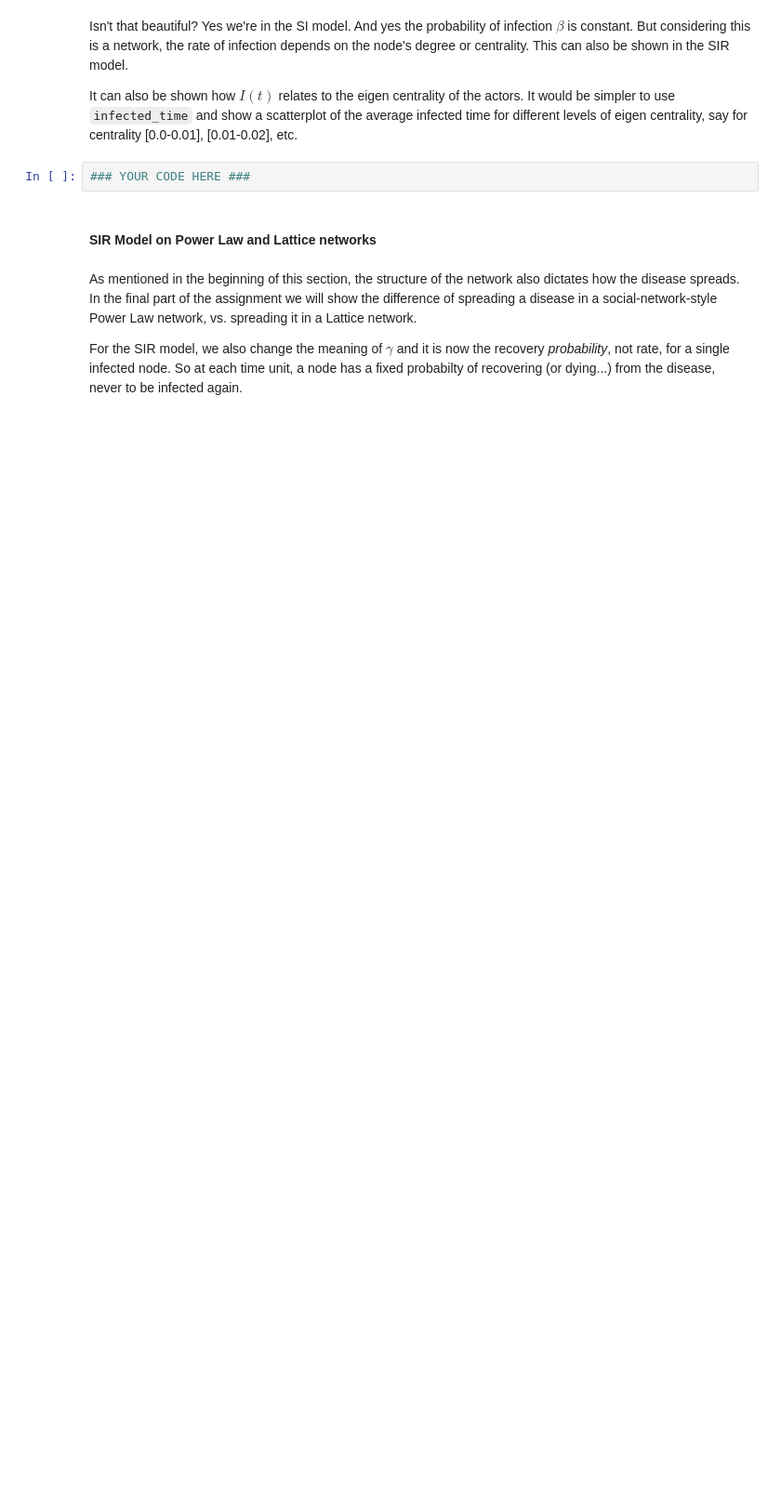
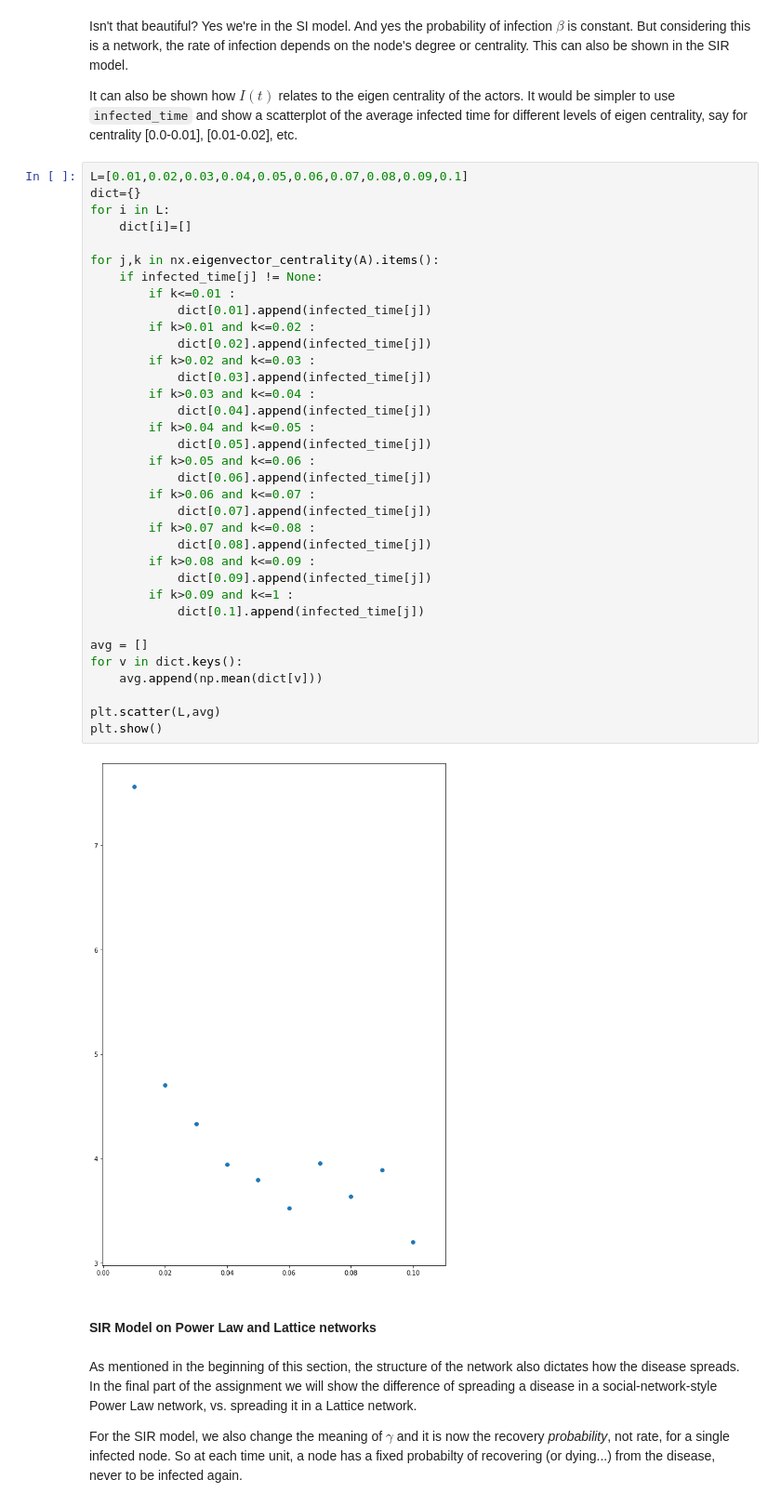
Before and after one commit to IlanaBog/HW5, a Jupyter notebook: hw5.ipynb, the cells around one changed output. Shown: that part at 93% size. Saved outputs shown, nothing was run; the diff lists cells and outputs as text; blank space fills up the shorter version.

```diff
--- a/hw5.ipynb
+++ b/hw5.ipynb
@@ -632,8 +730,43 @@ actors_dict = {actor: {'t': infected_time[actor], 'd': actors_degrees[actor]} fo
 Isn't that beautiful? Yes we're in the SI model. And yes the probability of infection $\beta$ is constant. But considering this is a network, the rate of infection depends on the node's degree or centrality. This can also be shown in the SIR model.
 
 It can also be shown how $I(t)$ relates to the eigen centrality of the actors. It would be simpler to use `infected_time` and show a scatterplot of the average infected time for different levels of eigen centrality, say for centrality [0.0-0.01], [0.01-0.02], etc.
-# %%
-### YOUR CODE HERE ###
+# %%
+L=[0.01,0.02,0.03,0.04,0.05,0.06,0.07,0.08,0.09,0.1]
+dict={}
+for i in L:
+    dict[i]=[]
+
+for j,k in nx.eigenvector_centrality(A).items():
+    if infected_time[j] != None:
+        if k<=0.01 :
+            dict[0.01].append(infected_time[j])
+        if k>0.01 and k<=0.02 :
+            dict[0.02].append(infected_time[j])
+        if k>0.02 and k<=0.03 :
+            dict[0.03].append(infected_time[j])
+        if k>0.03 and k<=0.04 :
+            dict[0.04].append(infected_time[j])
+        if k>0.04 and k<=0.05 :
+            dict[0.05].append(infected_time[j])
+        if k>0.05 and k<=0.06 :
+            dict[0.06].append(infected_time[j])
+        if k>0.06 and k<=0.07 :
+            dict[0.07].append(infected_time[j])
+        if k>0.07 and k<=0.08 :
+            dict[0.08].append(infected_time[j])
+        if k>0.08 and k<=0.09 :
+            dict[0.09].append(infected_time[j])
+        if k>0.09 and k<=1 :
+            dict[0.1].append(infected_time[j])
+
+avg = []
+for v in dict.keys():
+    avg.append(np.mean(dict[v]))
+
+plt.scatter(L,avg)
+plt.show()
+# %% [output]
+[figure, added]
 # %% [markdown]
 #### SIR Model on Power Law and Lattice networks
 # %% [markdown]
```
Also changed, not shown: parts of 34 cells of this notebook.
